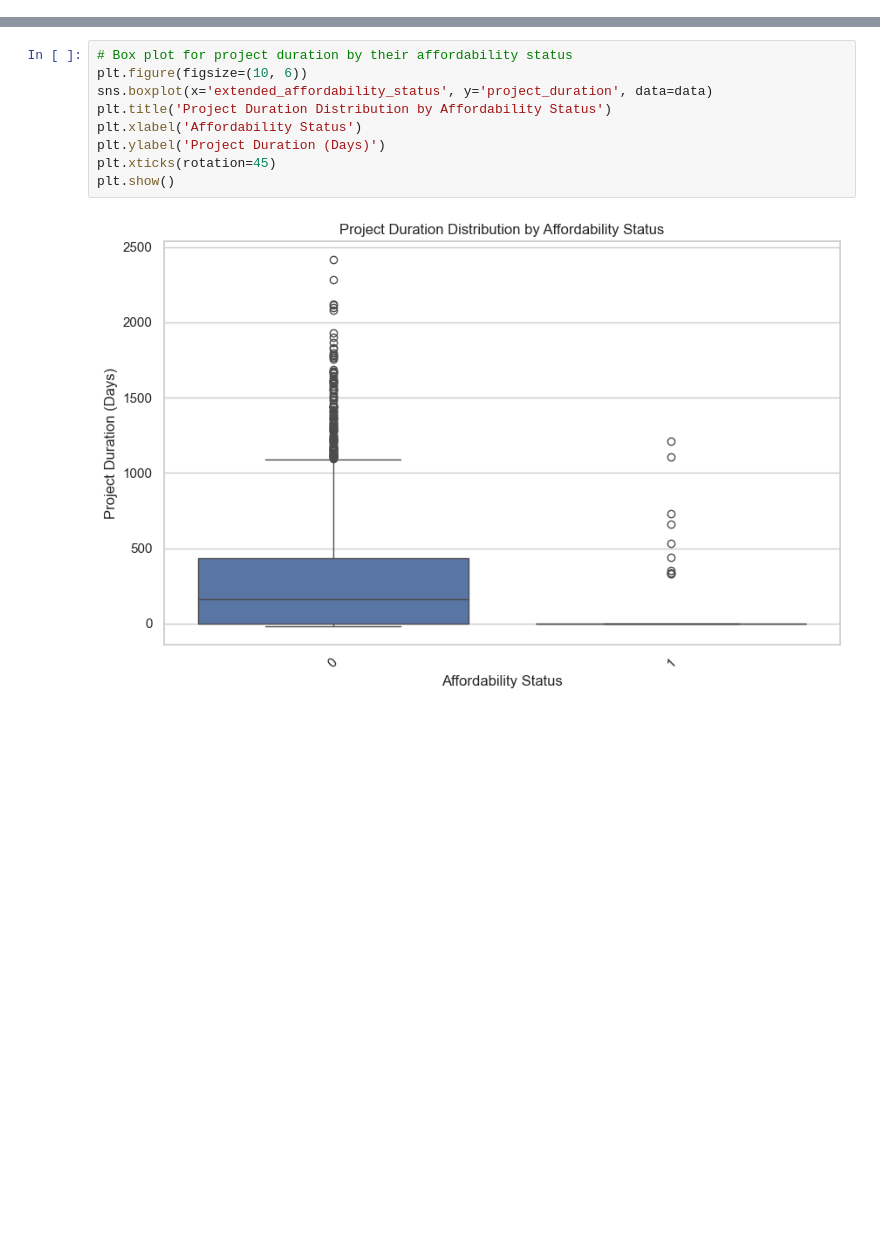
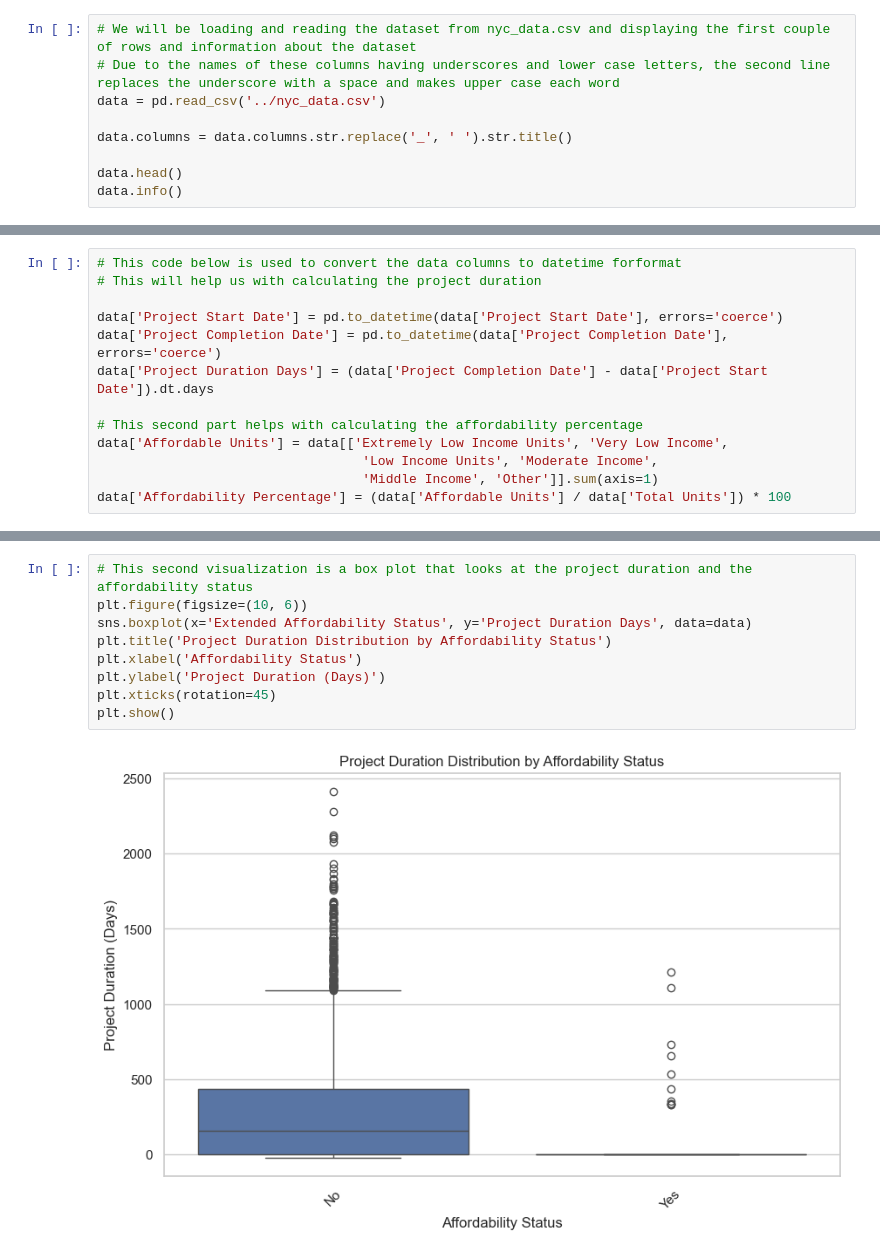
Before and after one commit to josuesimon/Phase1_Portfolio, a Jupyter notebook: Notebooks/josue_eda.ipynb, the cells around one changed output, grey strips where cells are left out. Cells and saved outputs as stored; diff of their text form; blank space fills up the shorter version.

Commit message:
Josue's 3rd push to clean data up

```diff
--- a/Notebooks/josue_eda.ipynb
+++ b/Notebooks/josue_eda.ipynb
@@ -60,0 +7,9 @@ std               380.050811        337.803477                 34.056483
+# %%
+# We will be loading and reading the dataset from nyc_data.csv and displaying the first couple of rows and information about the dataset
+# Due to the names of these columns having underscores and lower case letters, the second line replaces the underscore with a space and makes upper case each word
+data = pd.read_csv('../nyc_data.csv')
+
+data.columns = data.columns.str.replace('_', ' ').str.title()
+
+data.head()
+data.info()
@@ -60,0 +34,13 @@ std               380.050811        337.803477                 34.056483
+# %%
+# This code below is used to convert the data columns to datetime forformat
+# This will help us with calculating the project duration
+
+data['Project Start Date'] = pd.to_datetime(data['Project Start Date'], errors='coerce')
+data['Project Completion Date'] = pd.to_datetime(data['Project Completion Date'], errors='coerce')
+data['Project Duration Days'] = (data['Project Completion Date'] - data['Project Start Date']).dt.days
+
+# This second part helps with calculating the affordability percentage
+data['Affordable Units'] = data[['Extremely Low Income Units', 'Very Low Income',
+                                  'Low Income Units', 'Moderate Income',
+                                  'Middle Income', 'Other']].sum(axis=1)
+data['Affordability Percentage'] = (data['Affordable Units'] / data['Total Units']) * 100
@@ -69,14 +77,14 @@ plt.show()
 # %% [output]
 [figure]
 # %%
-# Box plot for project duration by their affordability status
+# This second visualization is a box plot that looks at the project duration and the affordability status
 plt.figure(figsize=(10, 6))
-sns.boxplot(x='extended_affordability_status', y='project_duration', data=data)
+sns.boxplot(x='Extended Affordability Status', y='Project Duration Days', data=data)
 plt.title('Project Duration Distribution by Affordability Status')
 plt.xlabel('Affordability Status')
 plt.ylabel('Project Duration (Days)')
 plt.xticks(rotation=45)
 plt.show()
 # %% [output]
-[figure, old version]
+[figure, new version]
 # %%
```
Also changed, not shown: parts of 17 cells of this notebook.
